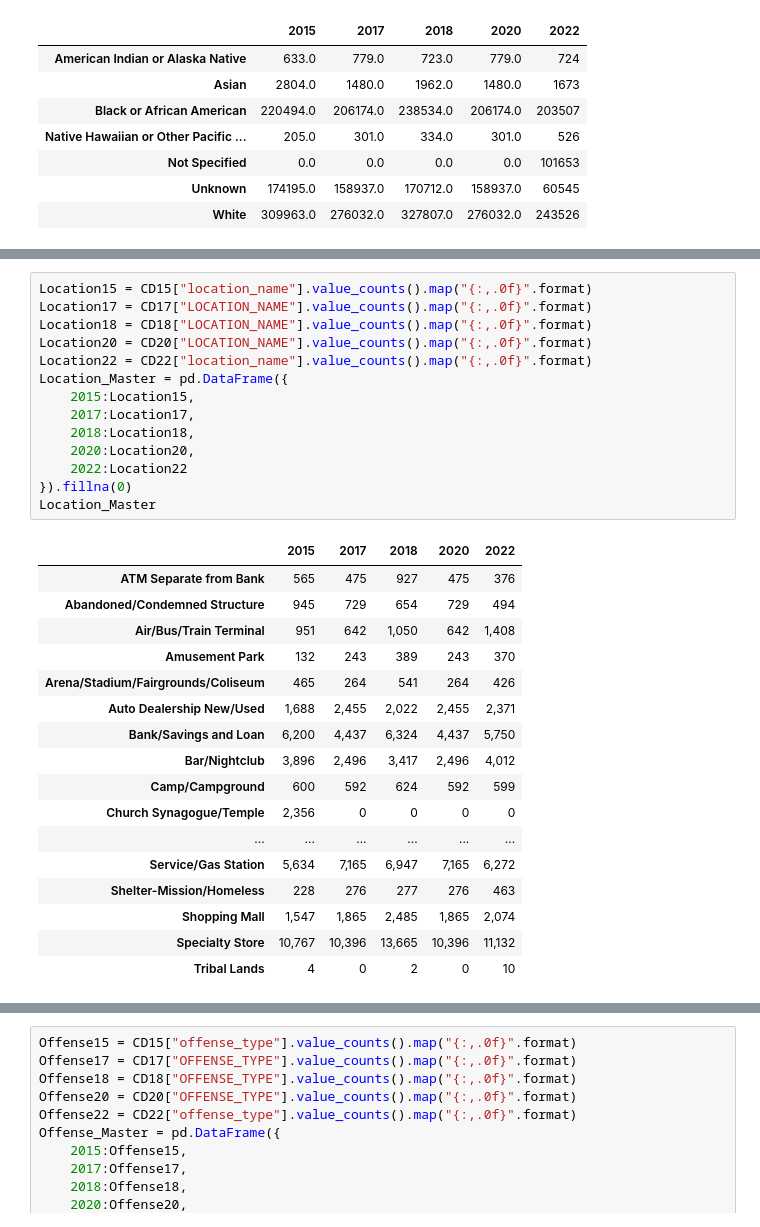
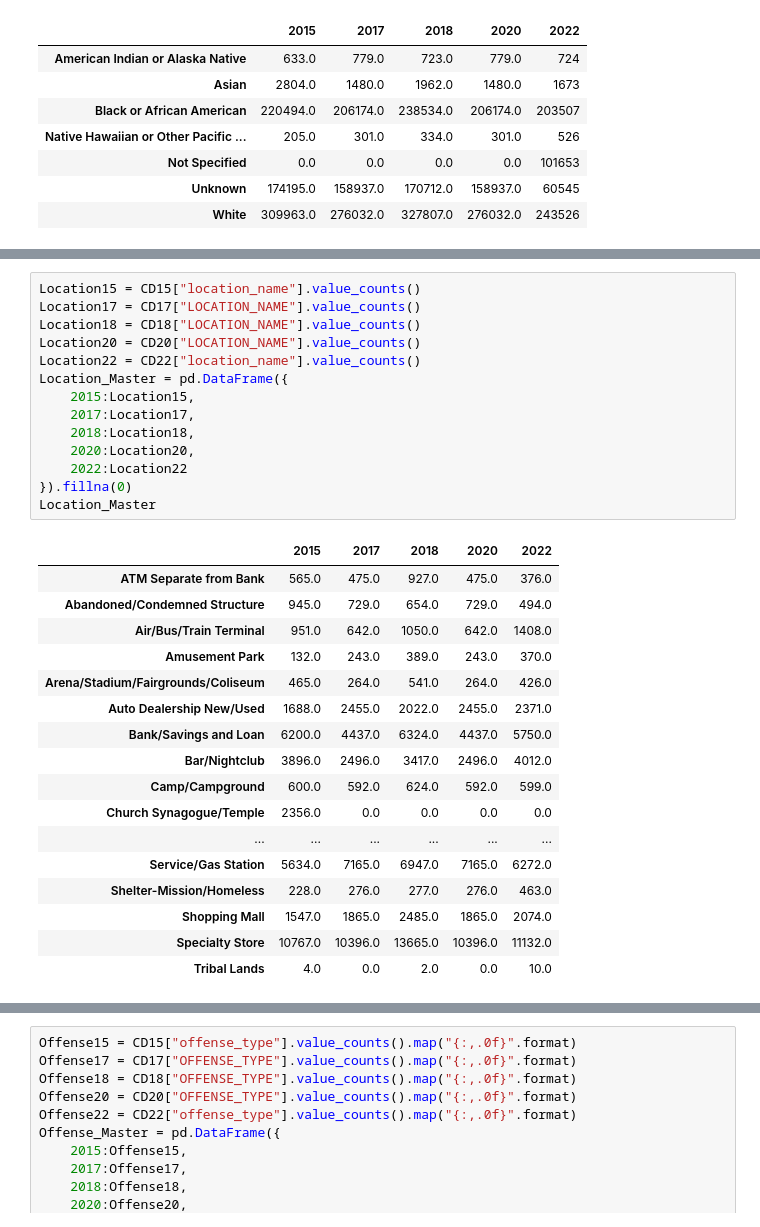
Before and after one commit to EFMelville/project-one, a Jupyter notebook: Master_Data_Ref_All.ipynb, the cells around one changed output, grey strips where cells are left out. Cells and saved outputs as stored; diff of their text form.

```diff
--- a/Master_Data_Ref_All.ipynb
+++ b/Master_Data_Ref_All.ipynb
@@ -119,32 +135,32 @@ Sex_Master.drop(["X"])
 # %%
-Location15 = CD15["location_name"].value_counts().map("{:,.0f}".format)
-Location17 = CD17["LOCATION_NAME"].value_counts().map("{:,.0f}".format)
-Location18 = CD18["LOCATION_NAME"].value_counts().map("{:,.0f}".format)
-Location20 = CD20["LOCATION_NAME"].value_counts().map("{:,.0f}".format)
-Location22 = CD22["location_name"].value_counts().map("{:,.0f}".format)
+Location15 = CD15["location_name"].value_counts()
+Location17 = CD17["LOCATION_NAME"].value_counts()
+Location18 = CD18["LOCATION_NAME"].value_counts()
+Location20 = CD20["LOCATION_NAME"].value_counts()
+Location22 = CD22["location_name"].value_counts()
 Location_Master = pd.DataFrame({
     2015:Location15,
     2017:Location17,
     2018:Location18,
     2020:Location20,
     2022:Location22
 }).fillna(0)
 Location_Master
 # %% [output]
 |  | 2015 | 2017 | 2018 | 2020 | 2022 |
-| ATM Separate from Bank | 565 | 475 | 927 | 475 | 376 |
-| Abandoned/Condemned Structure | 945 | 729 | 654 | 729 | 494 |
-| Air/Bus/Train Terminal | 951 | 642 | 1,050 | 642 | 1,408 |
-| Amusement Park | 132 | 243 | 389 | 243 | 370 |
-| Arena/Stadium/Fairgrounds/Coliseum | 465 | 264 | 541 | 264 | 426 |
-| Auto Dealership New/Used | 1,688 | 2,455 | 2,022 | 2,455 | 2,371 |
-| Bank/Savings and Loan | 6,200 | 4,437 | 6,324 | 4,437 | 5,750 |
-| Bar/Nightclub | 3,896 | 2,496 | 3,417 | 2,496 | 4,012 |
-| Camp/Campground | 600 | 592 | 624 | 592 | 599 |
-| Church Synagogue/Temple | 2,356 | 0 | 0 | 0 | 0 |
+| ATM Separate from Bank | 565.0 | 475.0 | 927.0 | 475.0 | 376.0 |
+| Abandoned/Condemned Structure | 945.0 | 729.0 | 654.0 | 729.0 | 494.0 |
+| Air/Bus/Train Terminal | 951.0 | 642.0 | 1050.0 | 642.0 | 1408.0 |
+| Amusement Park | 132.0 | 243.0 | 389.0 | 243.0 | 370.0 |
+| Arena/Stadium/Fairgrounds/Coliseum | 465.0 | 264.0 | 541.0 | 264.0 | 426.0 |
+| Auto Dealership New/Used | 1688.0 | 2455.0 | 2022.0 | 2455.0 | 2371.0 |
+| Bank/Savings and Loan | 6200.0 | 4437.0 | 6324.0 | 4437.0 | 5750.0 |
+| Bar/Nightclub | 3896.0 | 2496.0 | 3417.0 | 2496.0 | 4012.0 |
+| Camp/Campground | 600.0 | 592.0 | 624.0 | 592.0 | 599.0 |
+| Church Synagogue/Temple | 2356.0 | 0.0 | 0.0 | 0.0 | 0.0 |
 | ... | ... | ... | ... | ... | ... |
-| Service/Gas Station | 5,634 | 7,165 | 6,947 | 7,165 | 6,272 |
-| Shelter-Mission/Homeless | 228 | 276 | 277 | 276 | 463 |
-| Shopping Mall | 1,547 | 1,865 | 2,485 | 1,865 | 2,074 |
-| Specialty Store | 10,767 | 10,396 | 13,665 | 10,396 | 11,132 |
-| Tribal Lands | 4 | 0 | 2 | 0 | 10 |
+| Service/Gas Station | 5634.0 | 7165.0 | 6947.0 | 7165.0 | 6272.0 |
+| Shelter-Mission/Homeless | 228.0 | 276.0 | 277.0 | 276.0 | 463.0 |
+| Shopping Mall | 1547.0 | 1865.0 | 2485.0 | 1865.0 | 2074.0 |
+| Specialty Store | 10767.0 | 10396.0 | 13665.0 | 10396.0 | 11132.0 |
+| Tribal Lands | 4.0 | 0.0 | 2.0 | 0.0 | 10.0 |
```
Also changed, not shown: parts of 10 cells of this notebook, 5 other files.
